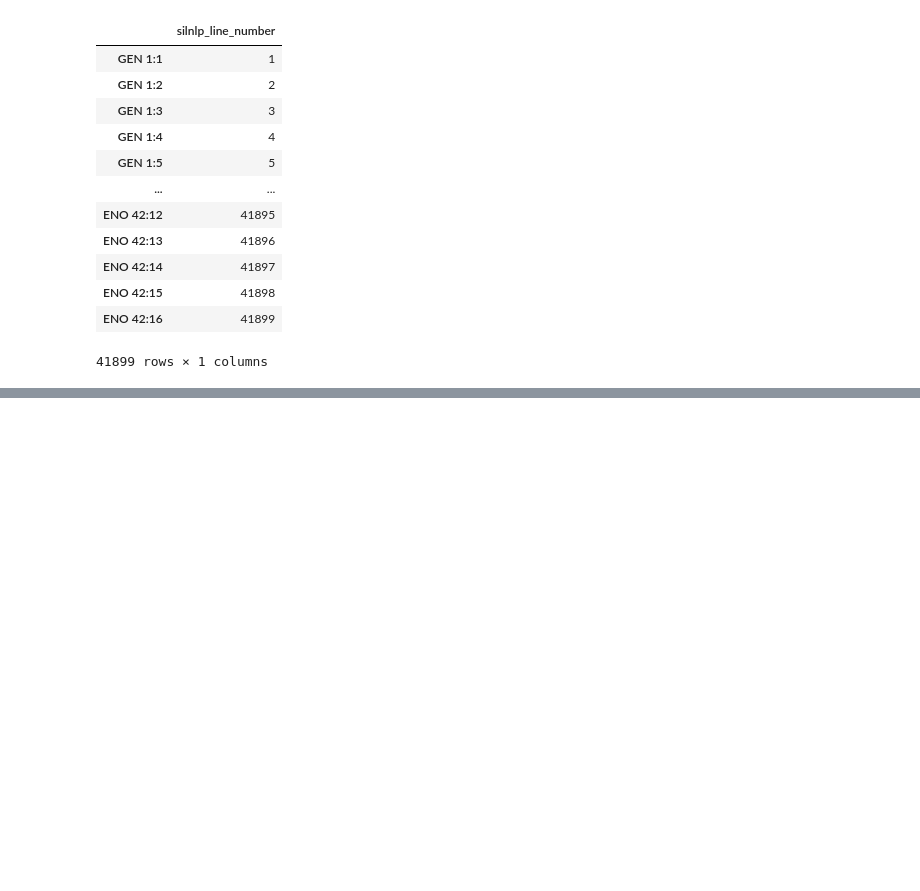
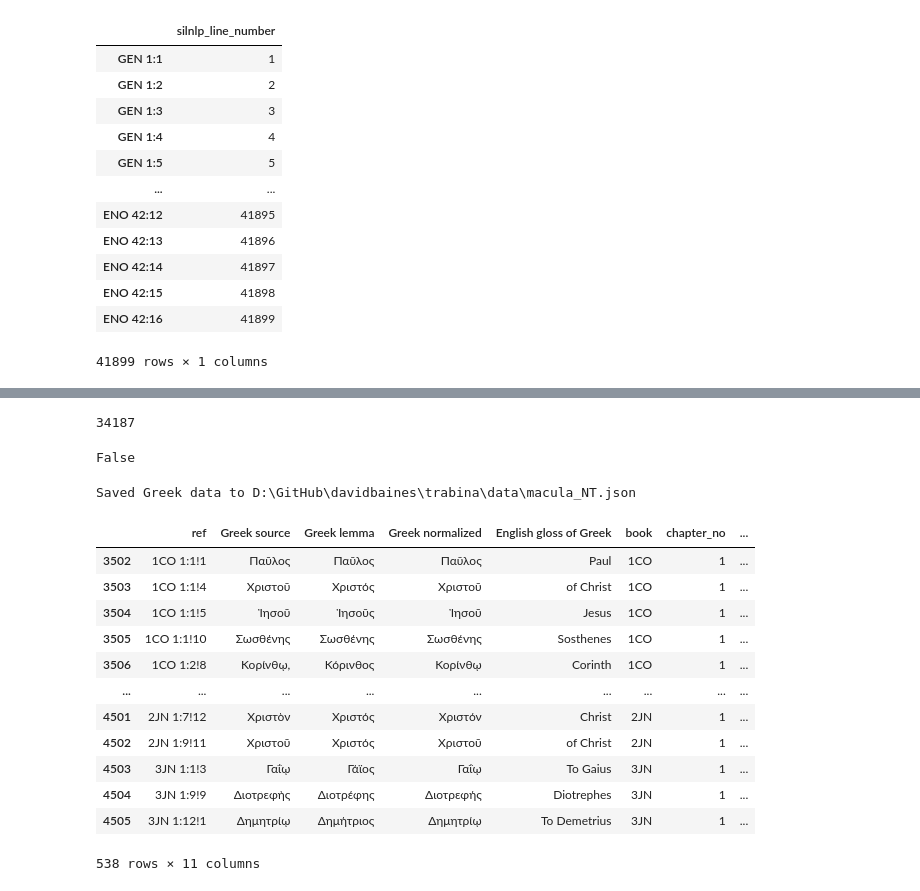
Before and after one commit to davidbaines/trabina, a Jupyter notebook: macula2json.ipynb, the cells around one changed output, grey strips where cells are left out. Drawn from its saved outputs; the diff is of its cells as text; code cells hidden in the pictures; blank space fills up the shorter version.

Commit message:
fix: #2 Update macula2json.ipynb to deal with digits in book abbreviation.

```diff
--- a/macula2json.ipynb
+++ b/macula2json.ipynb
@@ -21,6 +21,8 @@ silnlp_assets_folder = Path("D:/GitHub/davidbaines/trabina/silnlp/assets")
 silnlp_vref_file = silnlp_assets_folder / "vref.txt"
 
 macula_as_json_output_file = data_folder / "macula.json"
+macula_ot_json_output_file = data_folder / "macula_OT.json"
+macula_nt_json_output_file = data_folder / "macula_NT.json"
 # %%
 def read_tsv(file,column_names):
     df = pd.read_table(file, header=None, dtype=str, sep='\t')
@@ -43,6 +45,19 @@ def get_vrefs(silnlp_vref_file):
     # To convert reference to line number get the 1st (index 0) element of the vrefs for that reference. E.g.:
     #print(vrefs.loc['ENO 1:2']['silnlp_line_number'])
     return vrefs
+# %%
+def split_ref(df):
+    df[['book', 'chapter_no', 'verse_no', 'word_no']] = df.ref.str.extract('^(?P<book>[A-Z0-9]{3}) (?P<chapter_no>[0-9]{1,3}):(?P<verse_no>[0-9]{1,3})!(?P<word_no>[0-9]{1,3}$)')
+
+    return df
+# %%
+def add_silnlp_line_numbers(df, vrefs):
+    df['ref_only'] = df.ref.str.split('!').str[0]
+    df = pd.merge(df, vrefs, how='left', left_on='ref_only', right_index=True)
+    return df.convert_dtypes()
+# %%
+def save_as_json(df,file):
+    df.to_json(file, orient='records', indent=4)
 # %%
 vrefs = get_vrefs(silnlp_vref_file)
 hebrew = read_tsv(hebrew_refs_and_names, hebrew_cols)
@@ -67,7 +101,30 @@ vrefs
 # %%
-#len(hebrew['ref'].unique())
+len(hebrew['ref'].unique())
+# %% [output]
+34187
 # %%
-#hebrew.loc[hebrew['Hebrew source'] == 'יְהוָ֧ה']
-#any(hebrew['ref'].duplicated())
+hebrew.loc[hebrew['Hebrew source'] == 'יְהוָ֧ה']
+any(hebrew['ref'].duplicated())
+# %% [output]
+False
 # %%
-#greek
+greek = split_ref(greek)
+greek = add_silnlp_line_numbers(greek, vrefs)
+save_as_json(greek,macula_nt_json_output_file)
+print(f"Saved Greek data to {macula_nt_json_output_file}")
+greek[greek.book.str.match("\d")]
+# %% [output]
+Saved Greek data to D:\GitHub\davidbaines\trabina\data\macula_NT.json
+|  | ref | Greek source | Greek lemma | Greek normalized | English gloss of Greek | book | chapter_no | ... |
+| 3502 | 1CO 1:1!1 | Παῦλος | Παῦλος | Παῦλος | Paul | 1CO | 1 | ... |
+| 3503 | 1CO 1:1!4 | Χριστοῦ | Χριστός | Χριστοῦ | of Christ | 1CO | 1 | ... |
+| 3504 | 1CO 1:1!5 | Ἰησοῦ | Ἰησοῦς | Ἰησοῦ | Jesus | 1CO | 1 | ... |
+| 3505 | 1CO 1:1!10 | Σωσθένης | Σωσθένης | Σωσθένης | Sosthenes | 1CO | 1 | ... |
+| 3506 | 1CO 1:2!8 | Κορίνθῳ, | Κόρινθος | Κορίνθῳ | Corinth | 1CO | 1 | ... |
+| ... | ... | ... | ... | ... | ... | ... | ... | ... |
+| 4501 | 2JN 1:7!12 | Χριστὸν | Χριστός | Χριστόν | Christ | 2JN | 1 | ... |
+| 4502 | 2JN 1:9!11 | Χριστοῦ | Χριστός | Χριστοῦ | of Christ | 2JN | 1 | ... |
+| 4503 | 3JN 1:1!3 | Γαΐῳ | Γάϊος | Γαΐῳ | To Gaius | 3JN | 1 | ... |
+| 4504 | 3JN 1:9!9 | Διοτρεφὴς | Διοτρέφης | Διοτρεφής | Diotrephes | 3JN | 1 | ... |
+| 4505 | 3JN 1:12!1 | Δημητρίῳ | Δημήτριος | Δημητρίῳ | To Demetrius | 3JN | 1 | ... |
+538 rows × 11 columns
```
Also changed, not shown: parts of 10 cells of this notebook, 2 other files.
